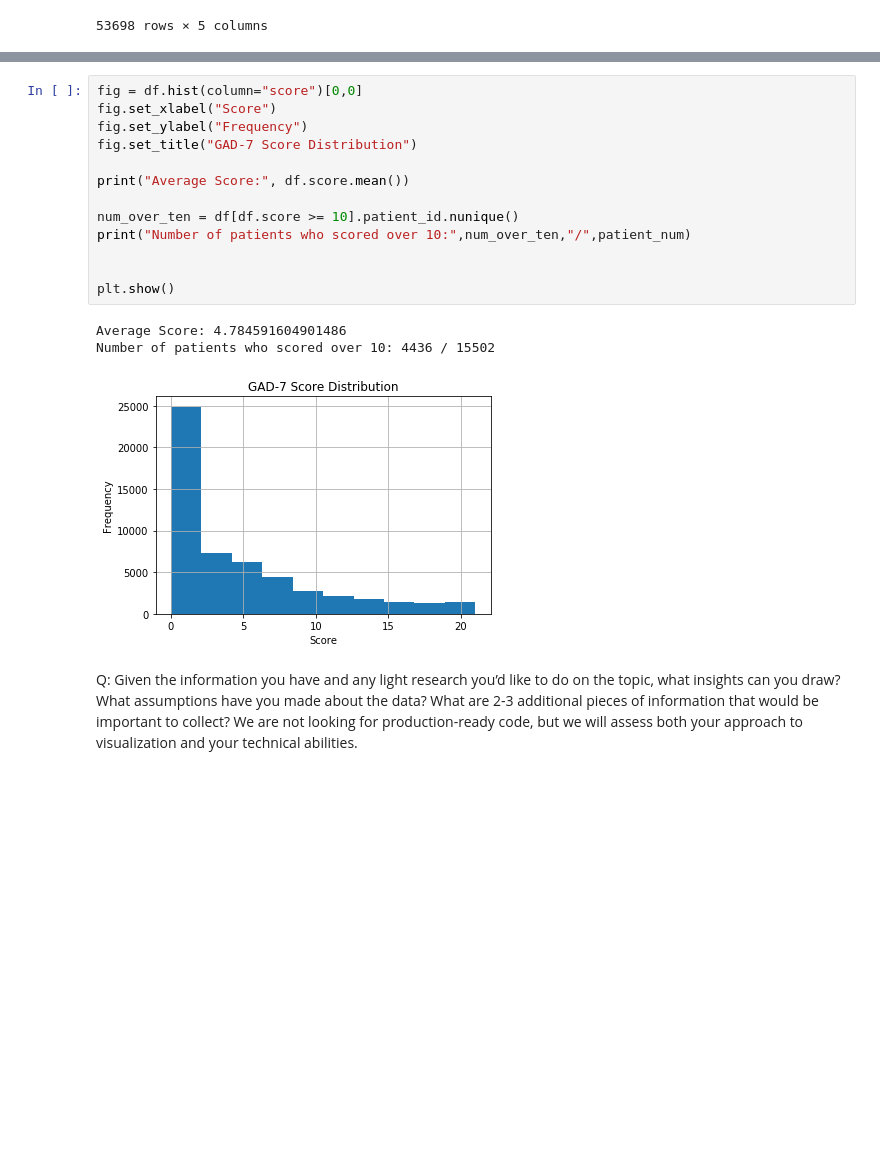
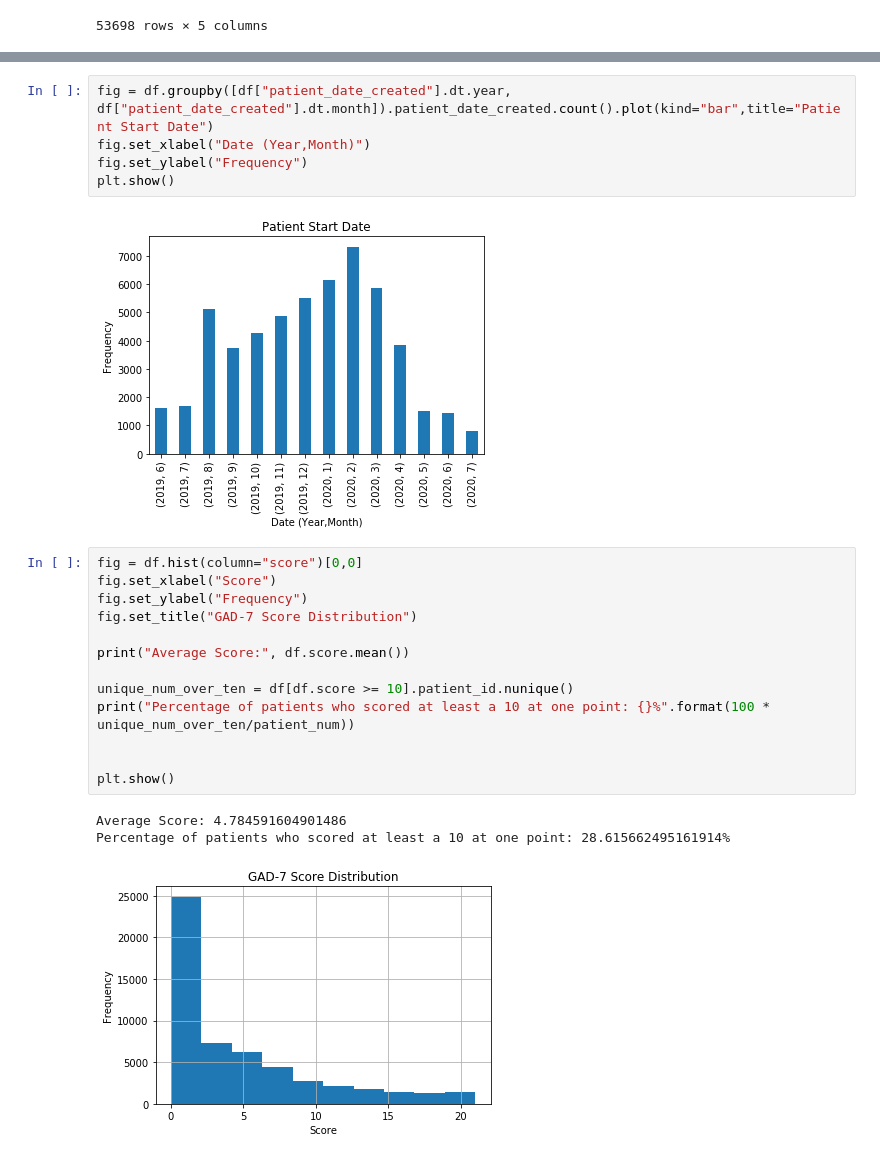
Before and after one commit to scharfm16/patient_dashboard, a Jupyter notebook: GAD-7 Data Analysis.ipynb, the cells around one changed output, grey strips where cells are left out. Saved outputs shown, nothing was run; the diff lists cells and outputs as text; blank space fills up the shorter version.

```diff
--- a/GAD-7 Data Analysis.ipynb
+++ b/GAD-7 Data Analysis.ipynb
@@ -34,3 +34,10 @@ plt.show()
+# %%
+fig = df.groupby([df["patient_date_created"].dt.year, df["patient_date_created"].dt.month]).patient_date_created.count().plot(kind="bar",title="Patient Start Date")
+fig.set_xlabel("Date (Year,Month)")
+fig.set_ylabel("Frequency")
+plt.show()
+# %% [output]
+[figure, added]
 # %%
 fig = df.hist(column="score")[0,0]
 fig.set_xlabel("Score")
@@ -39,18 +46,12 @@ fig.set_title("GAD-7 Score Distribution")
 
 print("Average Score:", df.score.mean())
 
-num_over_ten = df[df.score >= 10].patient_id.nunique()
-print("Number of patients who scored over 10:",num_over_ten,"/",patient_num)
+unique_num_over_ten = df[df.score >= 10].patient_id.nunique()
+print("Percentage of patients who scored at least a 10 at one point: {}%".format(100 * unique_num_over_ten/patient_num))
 
 
 plt.show()
 # %% [output]
 Average Score: 4.784591604901486
-Number of patients who scored over 10: 4436 / 15502
+Percentage of patients who scored at least a 10 at one point: 28.615662495161914%
 [figure]
-# %% [markdown]
-Q: Given the information you have and any light research you’d like to do on the topic, what
-insights can you draw? What assumptions have you made about the data? What are 2-3
-additional pieces of information that would be important to collect? We are not looking for
-production-ready code, but we will assess both your approach to visualization and your
-technical abilities.
```
Also changed, not shown: parts of 6 cells of this notebook, 1 other file.
